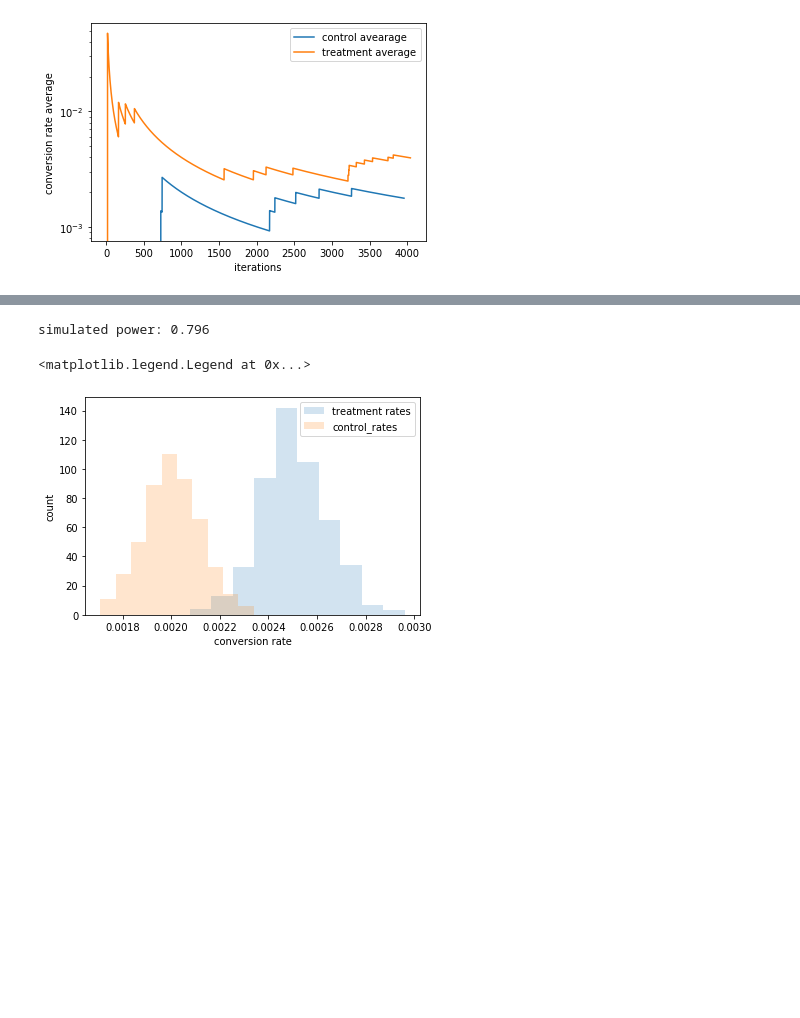
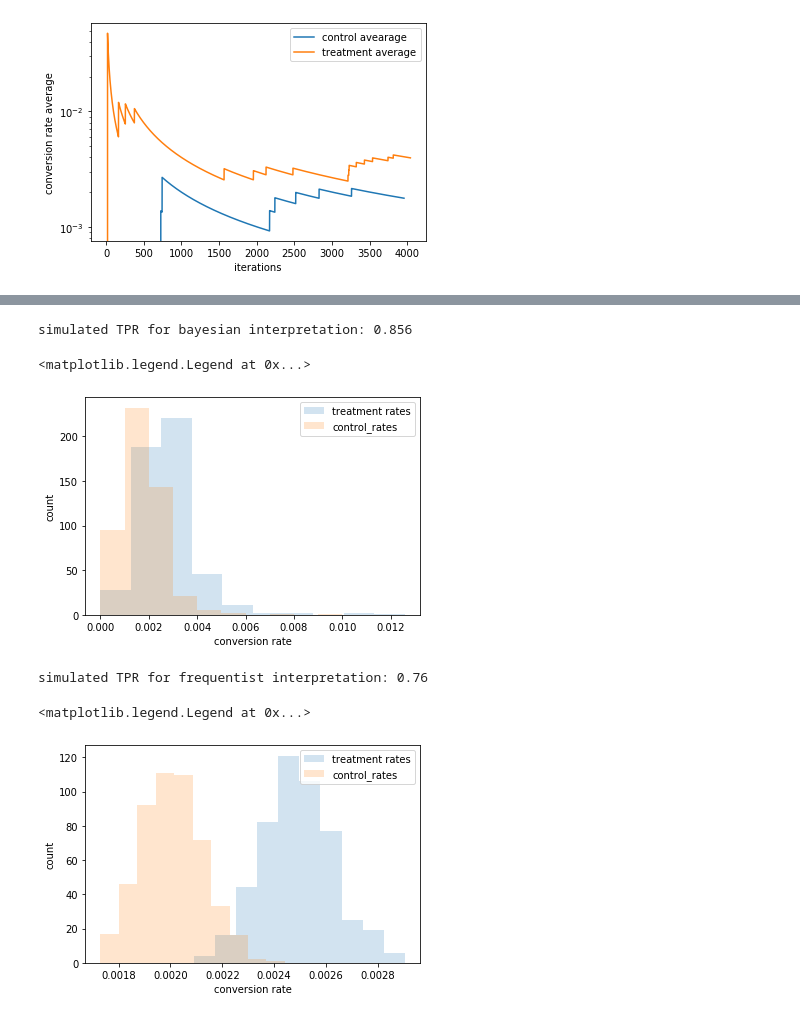
Before and after one commit to prateekpuri01/Bayesian_AB_testing, a Jupyter notebook: Bayesian AB Testing.ipynb, the cells around one changed output, grey strips where cells are left out. Cells and saved outputs as stored; diff of their text form; code cells hidden in the pictures; blank space fills up the shorter version.

```diff
--- a/Bayesian AB Testing.ipynb
+++ b/Bayesian AB Testing.ipynb
@@ -422,3 +427,15 @@ plt.ylabel('count')
+# %%
+print('simulated TPR for bayesian interpretation: {}'.format(np.mean([i[0] for i in bayesian_test_results])))
+plt.figure()
+plt.hist([i[2] for i in bayesian_test_results],label='treatment rates',alpha=.2)
+plt.hist([i[3] for i in bayesian_test_results],label='control_rates',alpha=.2)
+plt.xlabel('conversion rate')
+plt.ylabel('count')
+plt.legend()
+# %% [output]
+simulated TPR for bayesian interpretation: 0.856
+<matplotlib.legend.Legend at 0x...>
+[figure, added]
 # %%
 class A_B_Experiment():
 
@@ -528,7 +545,7 @@ for i in range(num_experiments):
 
     del testExp
 # %%
-print('simulated power: {}'.format(np.mean([i[0] for i in freq_results])))
+print('simulated TPR for frequentist interpretation: {}'.format(np.mean([i[0] for i in freq_results])))
 plt.figure()
 plt.hist([i[2] for i in freq_results],label='treatment rates',alpha=.2)
 plt.hist([i[3] for i in freq_results],label='control_rates',alpha=.2)
@@ -536,9 +553,9 @@ plt.xlabel('conversion rate')
 plt.ylabel('count')
 plt.legend()
 # %% [output]
-simulated power: 0.796
+simulated TPR for frequentist interpretation: 0.76
 <matplotlib.legend.Legend at 0x...>
-[figure, old version]
+[figure, new version]
 # %%
 freq_df=pd.DataFrame(freq_results)
 freq_df.columns=['exp. winner','sample size','final treatment rate','final base rate','treatment events','base events']
```
Also changed, not shown: parts of 4 cells of this notebook.
